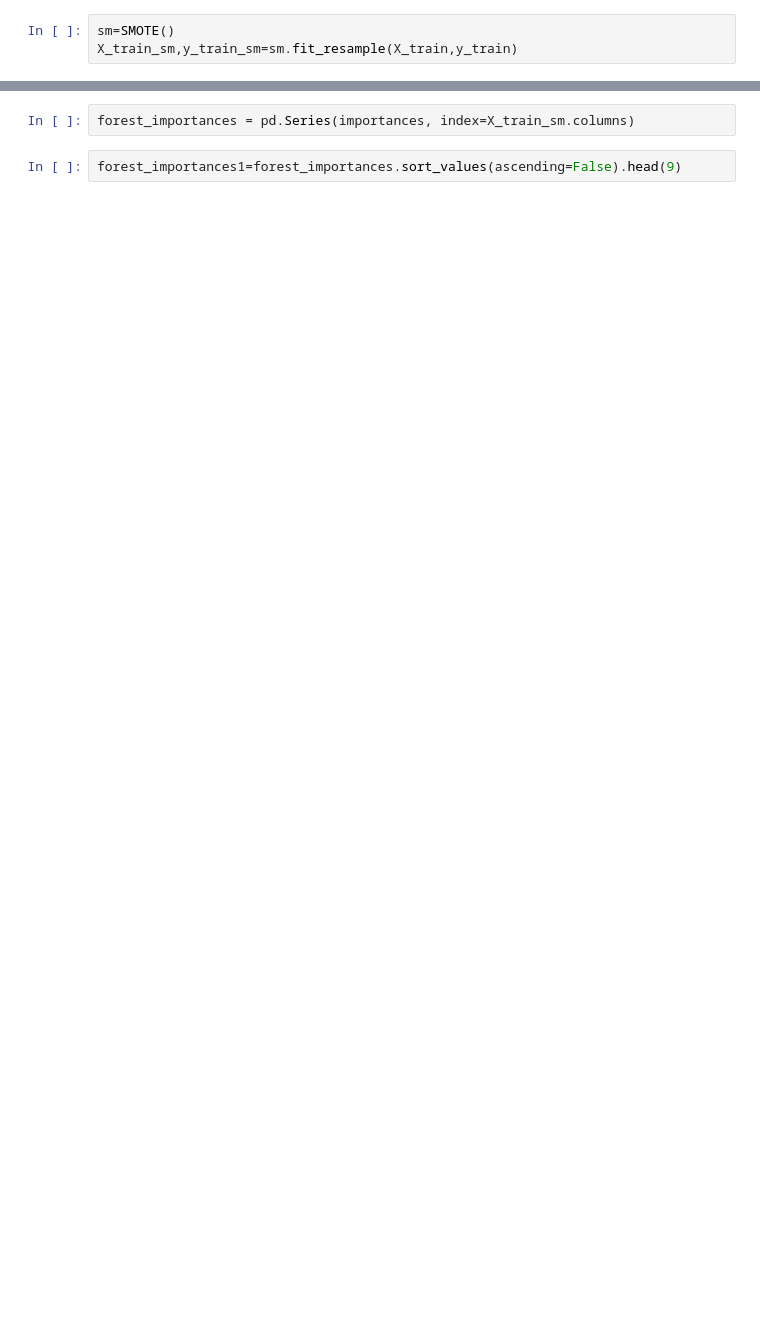
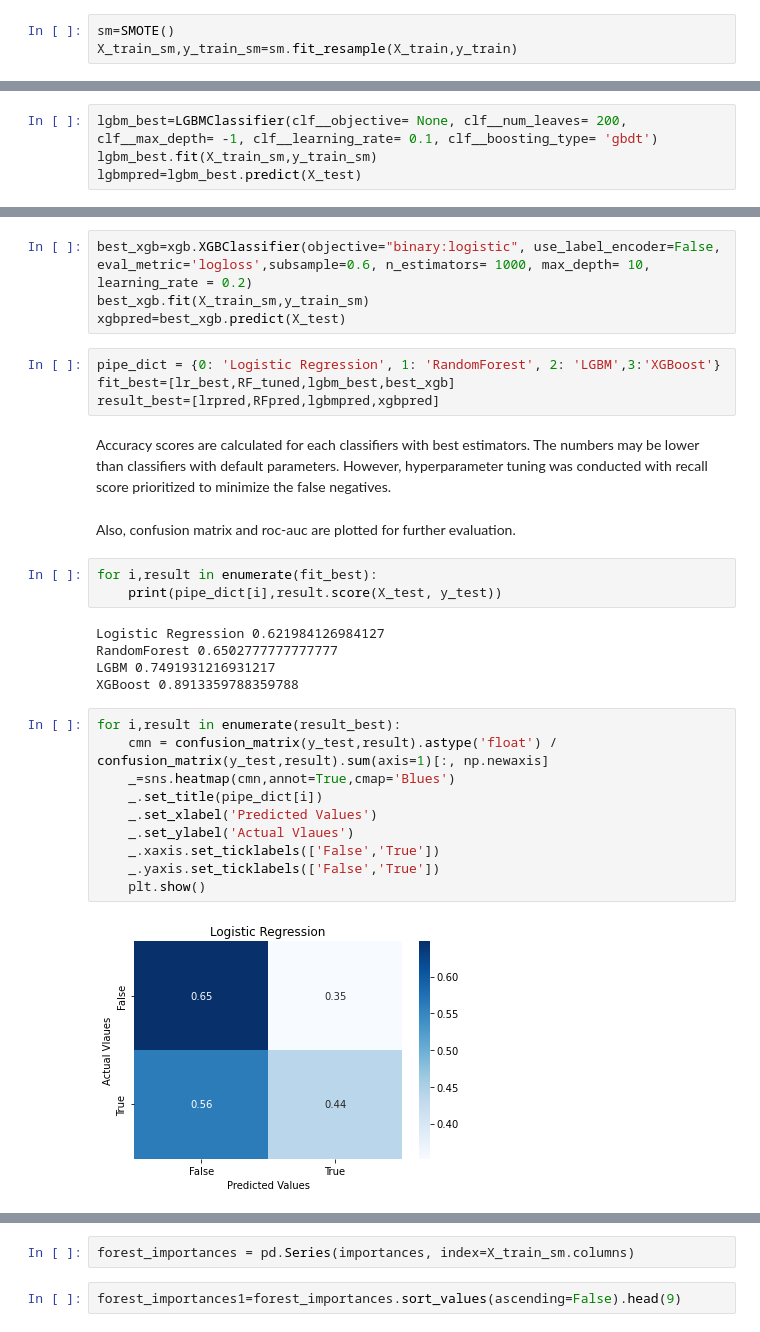
Before and after one commit to paulkimDSN/Capstone-3-, a Jupyter notebook: Modelling.ipynb, the cells around one changed output, grey strips where cells are left out. Drawn from its saved outputs; the diff is of its cells as text; blank space fills up the shorter version.

```diff
--- a/Modelling.ipynb
+++ b/Modelling.ipynb
@@ -357,0 +263,4 @@ print(np.std(X_train_sm, 0)*m.coef_)
+# %%
+lgbm_best=LGBMClassifier(clf__objective= None, clf__num_leaves= 200, clf__max_depth= -1, clf__learning_rate= 0.1, clf__boosting_type= 'gbdt')
+lgbm_best.fit(X_train_sm,y_train_sm)
+lgbmpred=lgbm_best.predict(X_test)
@@ -357,0 +272,32 @@ print(np.std(X_train_sm, 0)*m.coef_)
+# %%
+best_xgb=xgb.XGBClassifier(objective="binary:logistic", use_label_encoder=False, eval_metric='logloss',subsample=0.6, n_estimators= 1000, max_depth= 10, learning_rate = 0.2)
+best_xgb.fit(X_train_sm,y_train_sm)
+xgbpred=best_xgb.predict(X_test)
+# %%
+pipe_dict = {0: 'Logistic Regression', 1: 'RandomForest', 2: 'LGBM',3:'XGBoost'}
+fit_best=[lr_best,RF_tuned,lgbm_best,best_xgb]
+result_best=[lrpred,RFpred,lgbmpred,xgbpred]
+# %% [markdown]
+Accuracy scores are calculated for each classifiers with best estimators. The numbers may be lower than classifiers with default parameters. However, hyperparameter tuning was conducted with recall score prioritized to minimize the false negatives.
+# %% [markdown]
+Also, confusion matrix and roc-auc are plotted for further evaluation.
+# %%
+for i,result in enumerate(fit_best):
+    print(pipe_dict[i],result.score(X_test, y_test))
+# %% [output]
+Logistic Regression 0.621984126984127
+RandomForest 0.6502777777777777
+LGBM 0.7491931216931217
+XGBoost 0.8913359788359788
+# %%
+for i,result in enumerate(result_best):
+    cmn = confusion_matrix(y_test,result).astype('float') / confusion_matrix(y_test,result).sum(axis=1)[:, np.newaxis]
+    _=sns.heatmap(cmn,annot=True,cmap='Blues')
+    _.set_title(pipe_dict[i])
+    _.set_xlabel('Predicted Values')
+    _.set_ylabel('Actual Vlaues')
+    _.xaxis.set_ticklabels(['False','True'])
+    _.yaxis.set_ticklabels(['False','True'])
+    plt.show()
+# %% [output]
+[figure, added]
```
Also changed, not shown: parts of 94 cells of this notebook, 1 other file.
